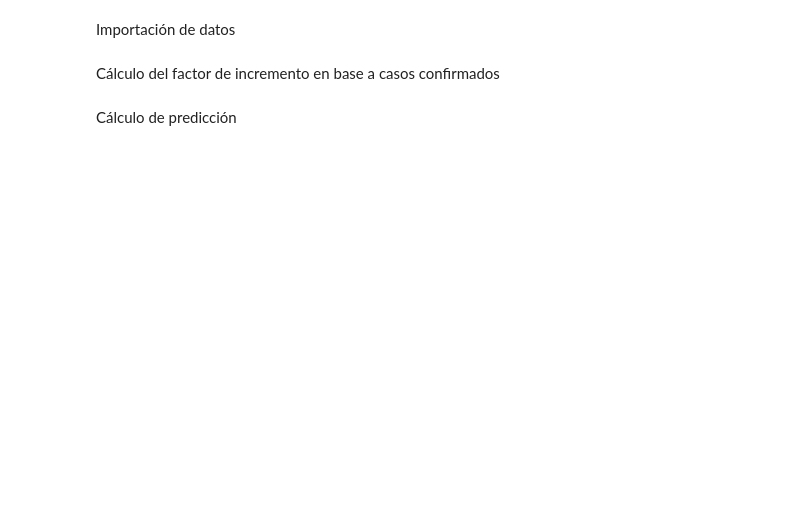
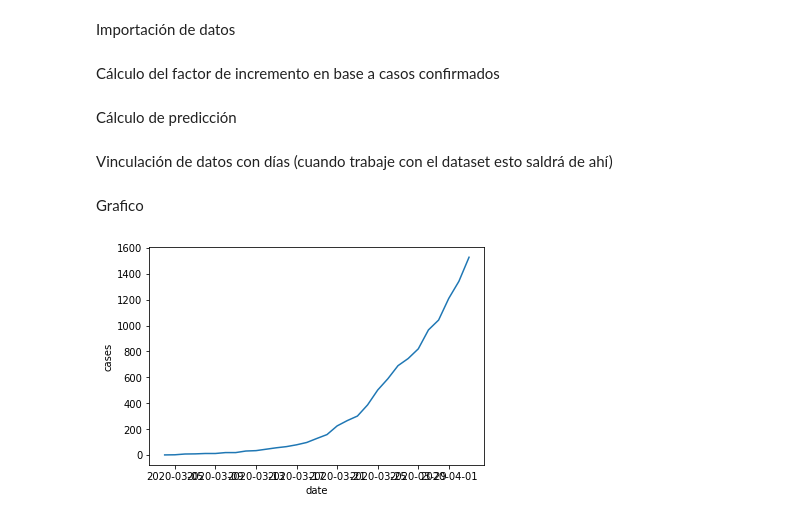
Before and after one commit to cemansilla/covid-19-notebook, a Jupyter notebook: COVID-19.ipynb, the cells around one changed output. Drawn from its saved outputs; the diff is of its cells as text; code cells hidden in the pictures; blank space fills up the shorter version.

```diff
--- a/COVID-19.ipynb
+++ b/COVID-19.ipynb
@@ -47,3 +47,5 @@ while i <= forecast_days:
   forecast.append(f)
 
   i+=1
+# %% [markdown]
+Vinculación de datos con días (cuando trabaje con el dataset esto saldrá de ahí)
@@ -49,0 +94,17 @@ while i <= forecast_days:
+# %% [markdown]
+Grafico
+# %%
+import seaborn as sns
+import matplotlib.pyplot as plt
+
+#Obtengo los días en el rango especificado
+df_dates = pd.DataFrame(pd.date_range(start_date, periods=forecast_days, freq='D'))
+
+df_cases = pd.DataFrame(cases)
+df_cases = pd.concat([df_dates, df_cases], axis=1)
+df_cases.columns = ['date', 'cases']
+
+sns.lineplot(data=df_cases, x='date', y='cases')
+plt.show()
+# %% [output]
+[figure, added]
```
Also changed, not shown: parts of 6 cells of this notebook.
